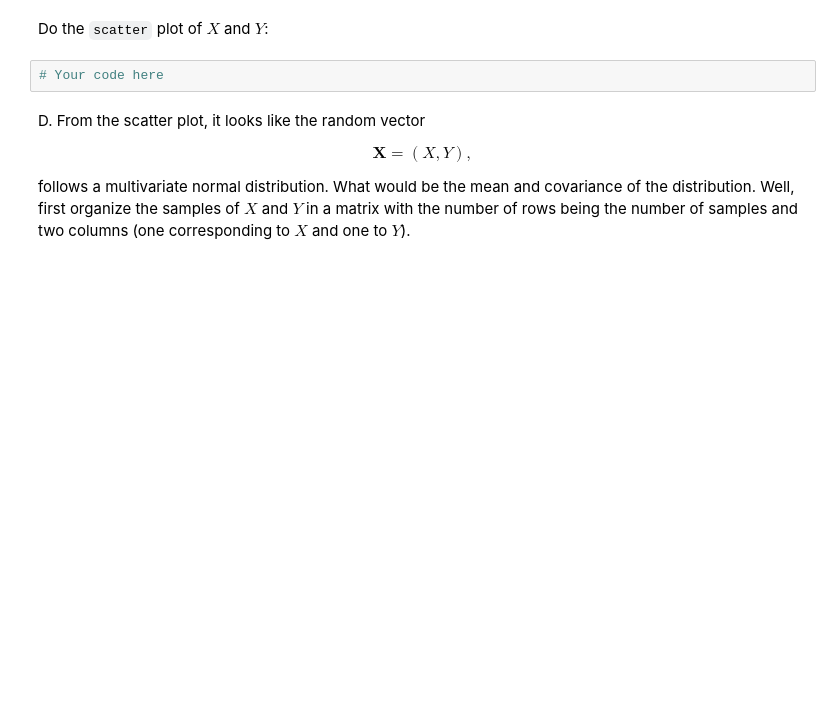
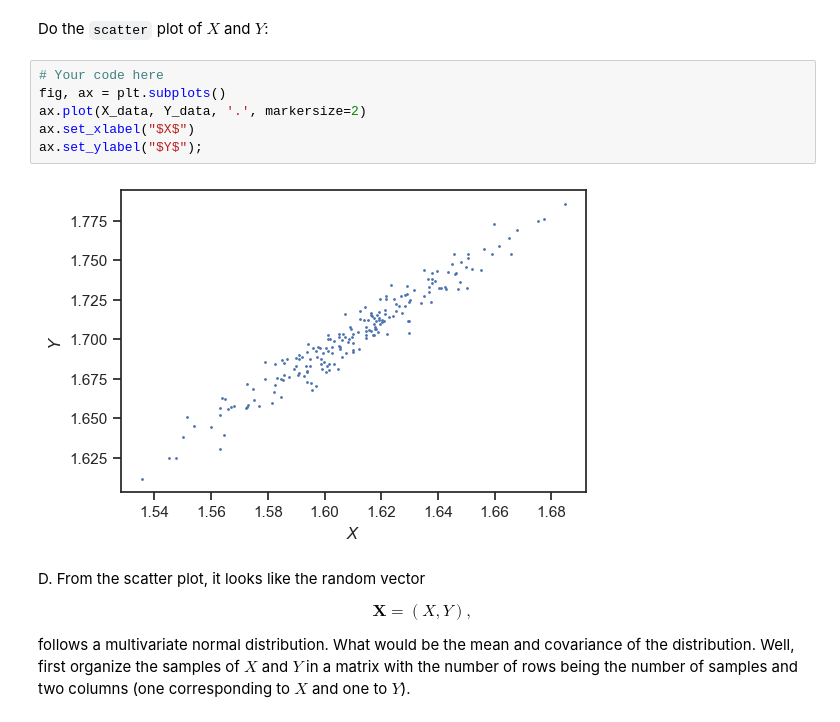
Before and after one commit to flavio-nardi/data-analytics-se, a Jupyter notebook: lecturebook/homework/homework-02.ipynb, the cells around one changed output. Cells and saved outputs as stored; diff of their text form; blank space fills up the shorter version.

```diff
--- a/lecturebook/homework/homework-02.ipynb
+++ b/lecturebook/homework/homework-02.ipynb
@@ -455,8 +467,14 @@ Isolate the data for this as well:
 Y_data = B_data[:, 1000]
 # %% [markdown]
 Do the ``scatter`` plot of $X$ and $Y$:
-# %%
-# Your code here
+# %%
+# Your code here
+fig, ax = plt.subplots()
+ax.plot(X_data, Y_data, '.', markersize=2)
+ax.set_xlabel("$X$")
+ax.set_ylabel("$Y$");
+# %% [output]
+[figure, added]
 # %% [markdown]
 D. From the scatter plot, it looks like the random vector
 
```
Also changed, not shown: parts of 4 cells of this notebook.
